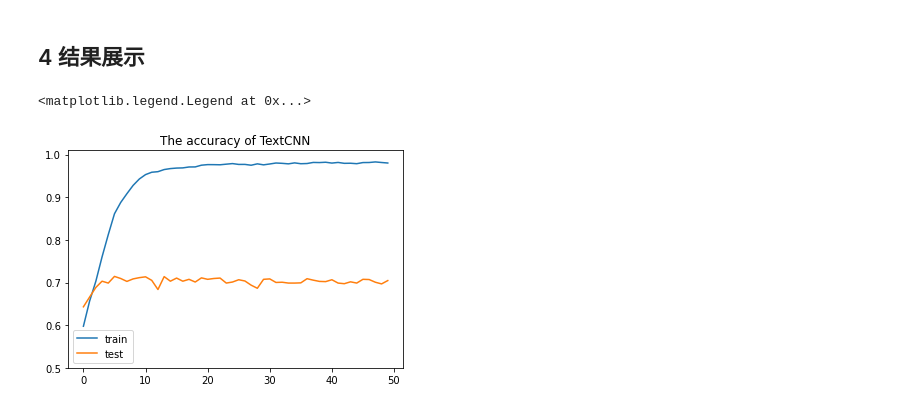
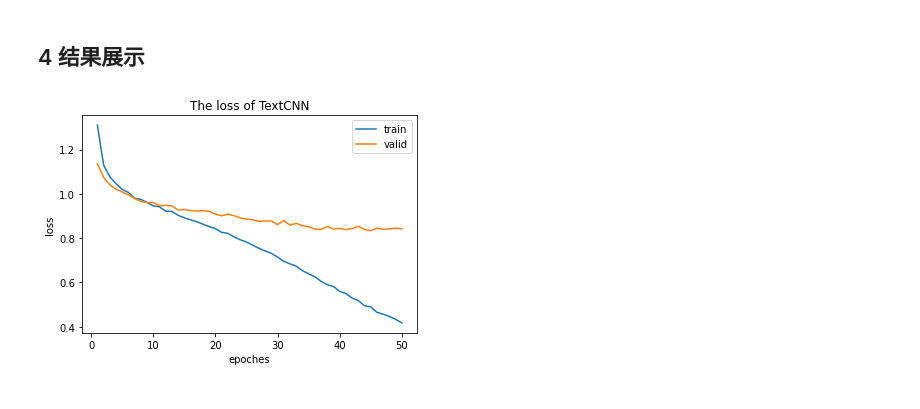
Before and after one commit to CatasJason/TextCNN_pytorch, a Jupyter notebook: 20125164_韩浩杰_源代码_实验5_疫情微博情绪分类.ipynb, the cells around one changed output. Drawn from its saved outputs; the diff is of its cells as text; code cells hidden in the pictures.

```diff
--- a/20125164_韩浩杰_源代码_实验5_疫情微博情绪分类.ipynb
+++ b/20125164_韩浩杰_源代码_实验5_疫情微博情绪分类.ipynb
@@ -11,6 +11,7 @@ from numpy import math
 from gensim.models import word2vec as word
 from torchtext import data as Data
 from torchtext.vocab import Vectors
+from sklearn.metrics import precision_score, recall_score, f1_score
 import torch.nn.functional as F
 import matplotlib.pyplot as plt
 import seaborn as sns
@@ -19,12 +20,12 @@ device = torch.device('cuda' if torch.cuda.is_available() else 'cpu')
 data_dir = 'E:\Jason\Documents\深度学习\实验五\dataset'
 stopwords = [line.strip() for line in open('stopword.txt', 'r', encoding='utf-8').readlines()]
 
-lr = 1e-3
+lr = 1e-4
 batch_size = 64
 sentence_len = 50
 embedding_size = 100
 num_classes = 6
-num_epochs = 50
+num_epoches = 50
 # %% [markdown]
 ## 1 词向量训练
 # %%
@@ -142,7 +148,7 @@ Prefix dict has been built successfully.
 # 定义模型
 class TextCNN(nn.Module):
     def __init__(self, vocab_size, embedding_dim, output_size,
-                 filter_num=100, kernel_list=(3,4,5), dropout=0.5):
+                 filter_num=100, kernel_list=(2,3,4), dropout=0.5):
         super(TextCNN, self).__init__()
         self.embedding = nn.Embedding(vocab_size, embedding_dim)
         self.convs = nn.ModuleList(
@@ -217,12 +227,24 @@ net.embedding.weight.data[UNK_IDX] = torch.zeros(embedding_size)
 optimizer = optim.Adam(net.parameters(), lr=lr)
 criterion = nn.CrossEntropyLoss()
 
-train_acc_list, valid_acc_list = [], []
-for epoch in range(num_epochs):
-    train_acc = train_epoch(net, train_iter, optimizer, criterion)
-    valid_acc = test_epoch(net, valid_iter, criterion)
-    print("epoch {}, train acc={}, valid acc={}".format(epoch+1, train_acc, valid_acc))
+train_loss_list = []
+valid_loss_list, valid_p_list, valid_r_list, valid_f1_list = [], [], [], []
+test_loss_list, test_p_list, test_r_list, test_f1_list = [], [], [], []
+for epoch in range(num_epoches):
+    train_loss= train_epoch(net, train_iter, optimizer, criterion)
+    valid_loss, valid_p, valid_r, valid_f1 = test_epoch(net, valid_iter, criterion)
+    # test_loss, test_p, test_r, test_f1 = test_epoch(net, test_iter, criterion)
 
-    train_acc_list.append(train_acc)
-    valid_acc_list.append(valid_acc)
+    train_loss_list.append(train_loss)
+    valid_loss_list.append(valid_loss)
+    valid_p_list.append(valid_p)
+    valid_r_list.append(valid_r)
+    valid_f1_list.append(valid_f1)
+    # test_loss_list.append(test_loss)
+    # test_p_list.append(test_p)
+    # test_r_list.append(test_r)
+    # test_f1_list.append(test_f1)
+
+    print('epoch: %d, train loss: %.4f, valid loss: %.4f, valid p: %.4f, valid r: %.4f, valid f1: %.4f' % (epoch+1, train_loss, valid_loss, valid_p, valid_r, valid_f1))
+    # print('epoch: %d, train loss: %.4f, test loss: %.4f, test p: %.4f, test r: %.4f, test f1: %.4f' % (epoch+1, train_loss, test_loss, test_p, test_r, test_f1))
 # %% [output]
@@ -246,12 +268,13 @@ epoch 50, train acc=0.980318546295166, valid acc=0.70458984375
 # %% [markdown]
 ## 4 结果展示
-# %%
-# 绘制图像
-plt.plot(train_acc_list)
-plt.plot(valid_acc_list)
-plt.ylim(ymin=0.5, ymax=1.01)
-plt.title("The accuracy of TextCNN")
-plt.legend(["train", "test"])
-# %% [output]
-<matplotlib.legend.Legend at 0x...>
-[figure, removed]
+# %%
+# 训练/验证loss
+plt.title("The loss of TextCNN")
+plt.xlabel("epoches")
+plt.ylabel("loss")
+plt.plot(range(1, num_epoches+1), train_loss_list)
+plt.plot(range(1, num_epoches+1), valid_loss_list)
+plt.legend(["train", "valid"])
+plt.show()
+# %% [output]
+[figure, added]
```
Also changed, not shown: parts of 12 cells of this notebook.
